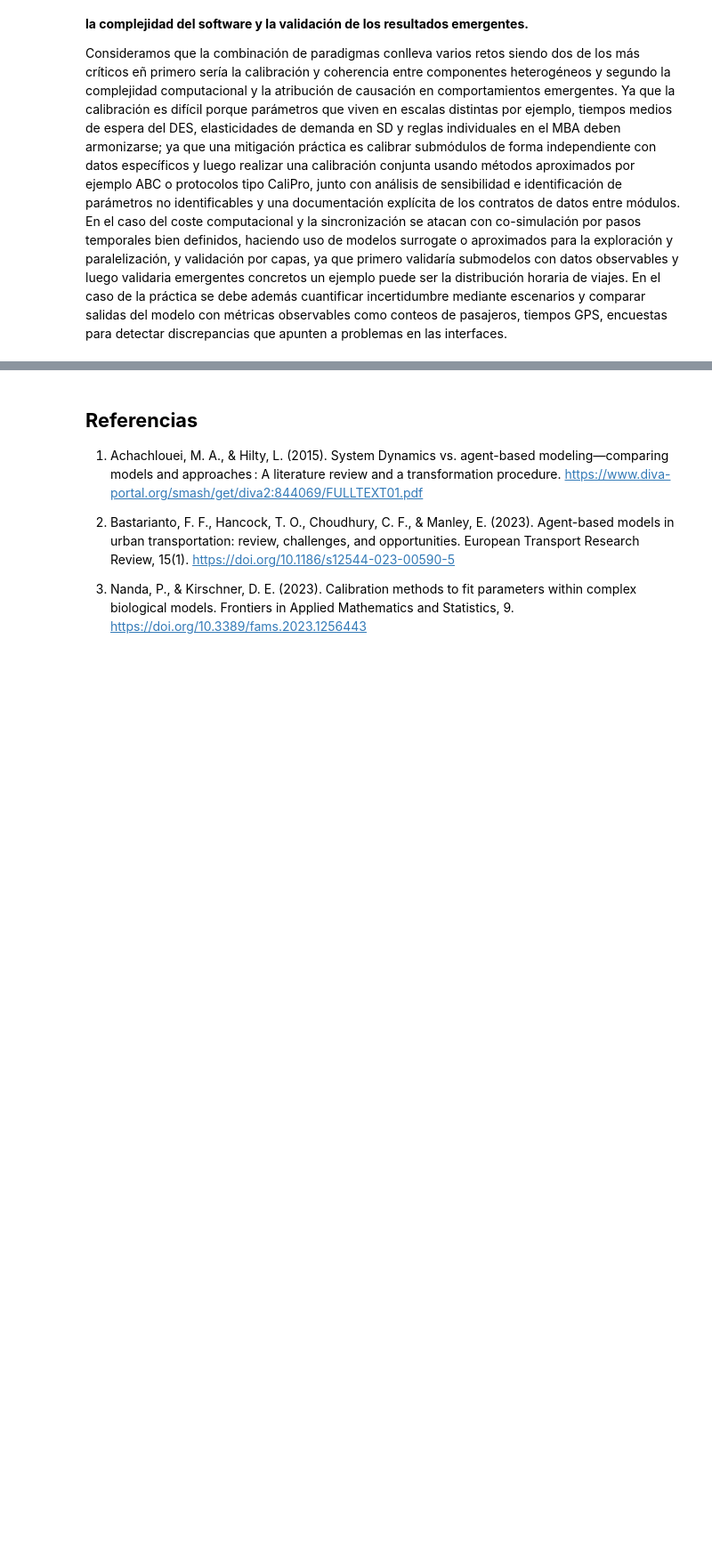
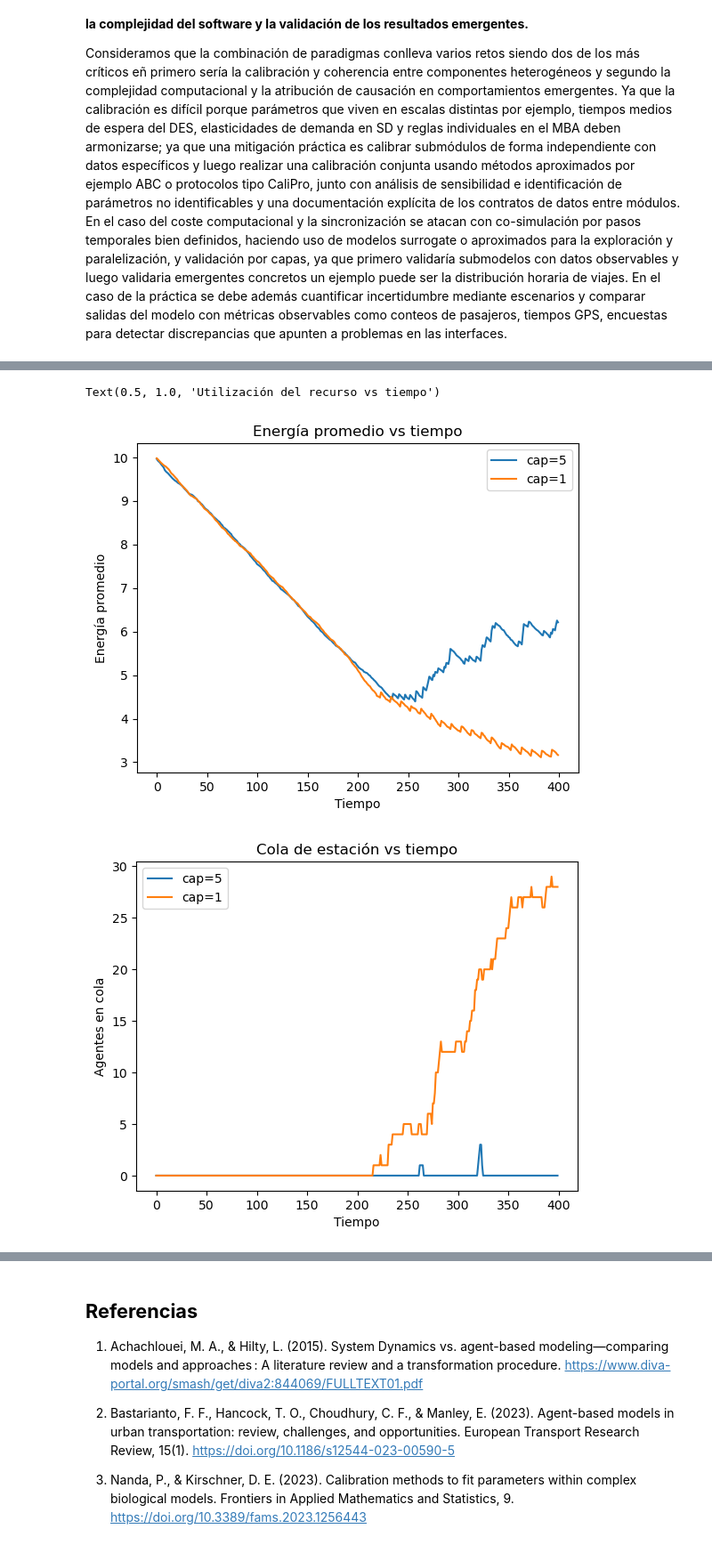
Before and after one commit to FabianKel/ModSim-LAB7, a Jupyter notebook: lab7parte2.ipynb, the cells around one changed output, grey strips where cells are left out. Shown at 89% size. Saved outputs shown, nothing was run; the diff lists cells and outputs as text; code cells hidden in the pictures; blank space fills up the shorter version.

```diff
--- a/lab7parte2.ipynb
+++ b/lab7parte2.ipynb
@@ -30,0 +71,11 @@ Consideramos que la combinación de paradigmas conlleva varios retos siendo dos
+# %%
+@dataclass
+class Metrics:
+    t: list = field(default_factory=list)
+    energia_prom: list = field(default_factory=list)
+    num_bajo_critico: list = field(default_factory=list)
+    en_cola: list = field(default_factory=list)
+    en_servicio: list = field(default_factory=list)
+    utilizacion: list = field(default_factory=list)
+    usos_estacion: int = 0
+    tiempos_espera: list = field(default_factory=list)  # por sesión de recarga
@@ -30,0 +249,3 @@ Consideramos que la combinación de paradigmas conlleva varios retos siendo dos
+# %%
+agentes_A, metrics_A, resumen_A = ejecutar_simulacion(capacidad_estacion=5)
+resumen_A
@@ -30,0 +262,3 @@ Consideramos que la combinación de paradigmas conlleva varios retos siendo dos
+# %%
+agentes_B, metrics_B, resumen_B = ejecutar_simulacion(capacidad_estacion=1)
+resumen_B
@@ -30,0 +275,42 @@ Consideramos que la combinación de paradigmas conlleva varios retos siendo dos
+# %%
+import matplotlib.pyplot as plt
+
+# Energía promedio
+plt.figure()
+plt.plot(metrics_A.t, metrics_A.energia_prom, label="cap=5")
+plt.plot(metrics_B.t, metrics_B.energia_prom, label="cap=1")
+plt.xlabel("Tiempo")
+plt.ylabel("Energía promedio")
+plt.legend()
+plt.title("Energía promedio vs tiempo")
+
+# Tamaño de cola
+plt.figure()
+plt.plot(metrics_A.t, metrics_A.en_cola, label="cap=5")
+plt.plot(metrics_B.t, metrics_B.en_cola, label="cap=1")
+plt.xlabel("Tiempo")
+plt.ylabel("Agentes en cola")
+plt.legend()
+plt.title("Cola de estación vs tiempo")
+
+# Agentes bajo crítico
+plt.figure()
+plt.plot(metrics_A.t, metrics_A.num_bajo_critico, label="cap=5")
+plt.plot(metrics_B.t, metrics_B.num_bajo_critico, label="cap=1")
+plt.xlabel("Tiempo")
+plt.ylabel("# bajo energía crítica")
+plt.legend()
+plt.title("Agentes bajo umbral crítico vs tiempo")
+
+# Utilización de la estación
+plt.figure()
+plt.plot(metrics_A.t, metrics_A.utilizacion, label="cap=5")
+plt.plot(metrics_B.t, metrics_B.utilizacion, label="cap=1")
+plt.xlabel("Tiempo")
+plt.ylabel("Utilización")
+plt.legend()
+plt.title("Utilización del recurso vs tiempo")
+# %% [output]
+Text(0.5, 1.0, 'Utilización del recurso vs tiempo')
+[figure, added]
+[figure, added]
```
Also changed, not shown: parts of 13 cells of this notebook, 5 other files.
